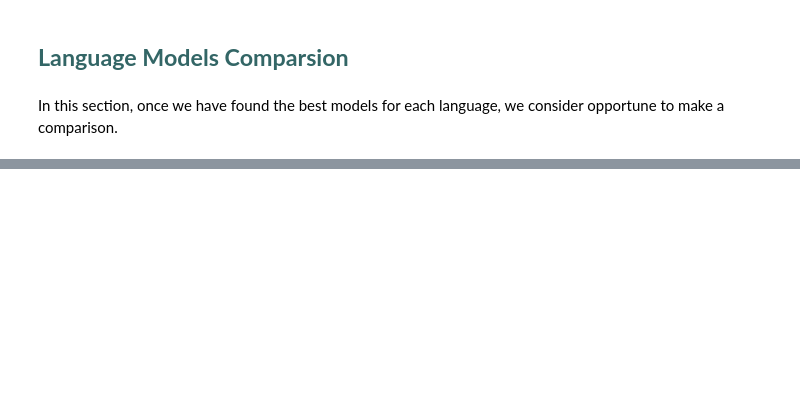
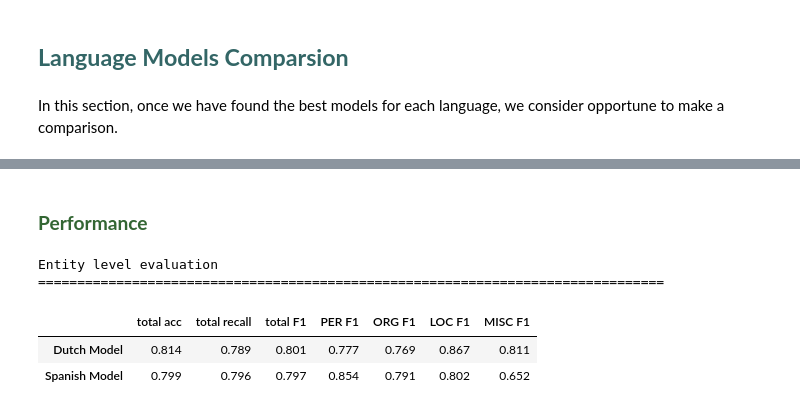
Before and after one commit to jordigb4/NER_crf, a Jupyter notebook: test.ipynb, the cells around one changed output, grey strips where cells are left out. Saved outputs shown, nothing was run; the diff lists cells and outputs as text; code cells hidden in the pictures; blank space fills up the shorter version.

```diff
--- a/test.ipynb
+++ b/test.ipynb
@@ -447,7 +435,7 @@ y_esp_test_BIOES = [[word[1] for word in sent] for sent in esp_test_BIOES]
 customed_hyperparams = {'c1': 0.01, 'c2': 1, 'max_iterations': 200, 'feature.possible_transitions': False,
                                             'feature.possible_states': True, 'feature.minfreq': 0}
 model = nltk.tag.CRFTagger(feature_func=Feature_getter(), training_opt = customed_hyperparams)
-model.train(esp_train_BIOES, 'models/model.crf.tagger')
+model.train(esp_train_BIOES, 'models/spanish.crf.tagger')
 # %%
 pred_esp_BIOES = model.tag_sents(X_esp_test_BIOES)
 y_pred_BIOES = [[word[1] for word in sent] for sent in pred_esp_BIOES]
@@ -520,0 +517,23 @@ pred_esp_BIO
+# %% [markdown]
+### <span style="font-family:Courier New; color:#336633">**Performance**</span>
+# %%
+pred_ned_BIO = dutch_model.tag_sents(X_ned_test_BIO)
+y_pred_BIO = [[word[1] for word in sent] for sent in pred_ned_BIO]
+
+pred_esp_BIOES = spanish_model.tag_sents(X_esp_test_BIOES)
+y_pred_BIOES = [[word[1] for word in sent] for sent in pred_esp_BIOES]
+
+print('Entity level evaluation')
+print('='*80)
+results, results_agg_ent = compute_metrics(ned_test_BIO, pred_ned_BIO)
+results_df = save_ent_results("Dutch Model", results, results_agg_ent, pd.DataFrame())
+
+results, results_agg_ent = compute_metrics(esp_test_BIOES, pred_esp_BIOES)
+results_df = save_ent_results("Spanish Model", results, results_agg_ent, results_df)
+results_df
+# %% [output]
+Entity level evaluation
+================================================================================
+|  | total acc | total recall | total F1 | PER F1 | ORG F1 | LOC F1 | MISC F1 |
+| Dutch Model | 0.814 | 0.789 | 0.801 | 0.777 | 0.769 | 0.867 | 0.811 |
+| Spanish Model | 0.799 | 0.796 | 0.797 | 0.854 | 0.791 | 0.802 | 0.652 |
```
Also changed, not shown: parts of 11 cells of this notebook, 19 other files.
